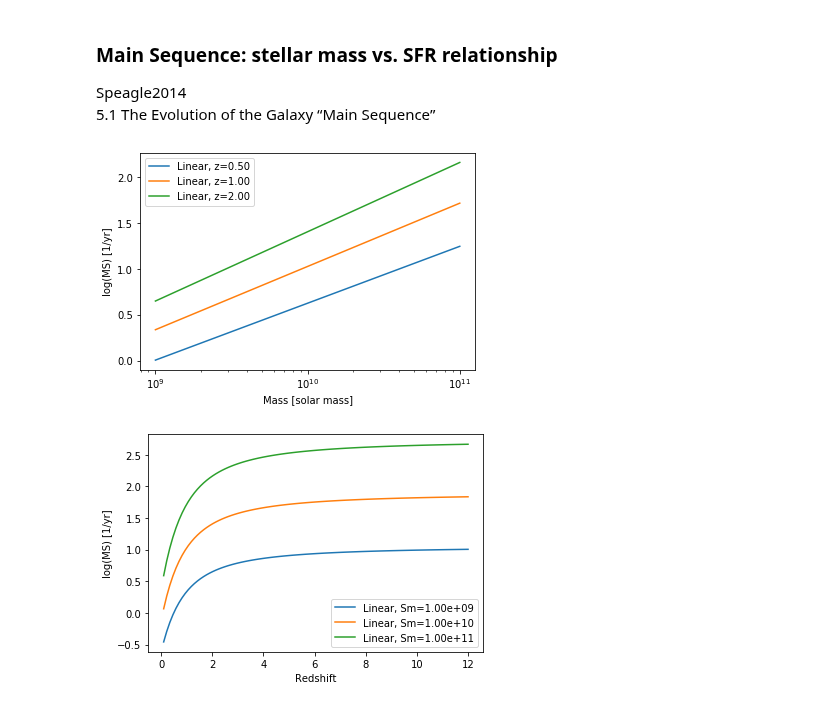
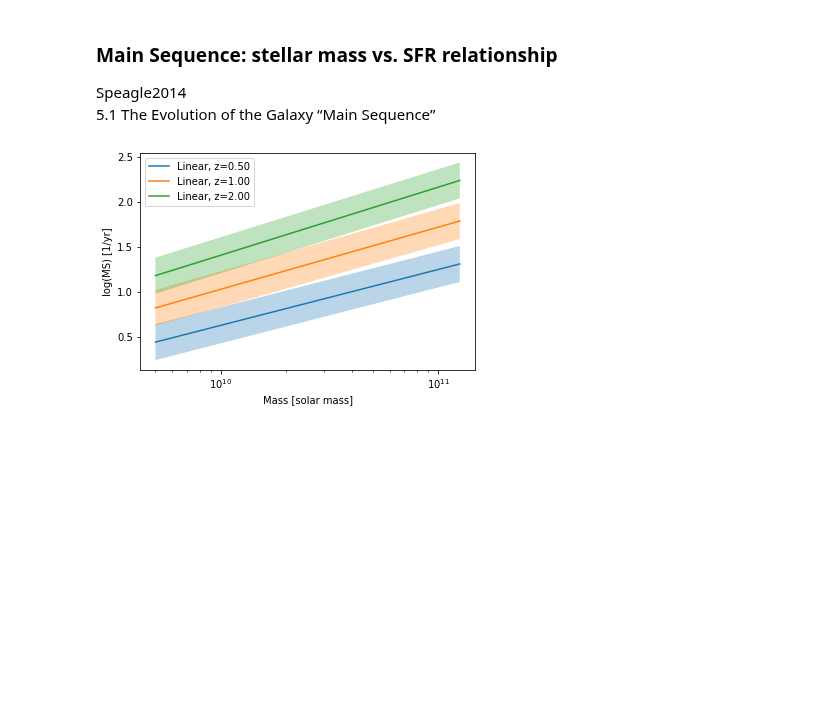
Before and after one commit to eklem1/GalaxySim, a Jupyter notebook: SFRs.ipynb, the cells around one changed output. Cells and saved outputs as stored; diff of their text form; code cells hidden in the pictures; blank space fills up the shorter version.

Commit message:
just cleaning up some plotting

```diff
--- a/SFRs.ipynb
+++ b/SFRs.ipynb
@@ -95,35 +90,49 @@ def phi(z, mass):
+# %%
+"""
+The interpublication scatter around this fit is σi = (0.08, 0.09, 0.11) dex, for the minimum, median, and maximum
+values within the fitted mass range logM∗ = 9.7 – 11.1, respectively. This encompasses a majority of the age of
+the Universe (z ∼ 0.25 – 2.75), and provides good fits to the observed SFRs all the way out z ∼ 5
+"""
+def phi(z, mass):
+    if z > 5:
+        print("Warning, redshift out of well fitting zone of this model.")
+
+    #     t: age of universe in Gyr
+    t = cosmo.age(z).value
+    return (0.84-0.026*t)*np.log10(mass) - (6.51-0.11*t) #Equ 28
 # %%
-Sm = np.linspace(10**9.0, 10**11.0)
+Sm = np.linspace(10**9.7, 10**11.1)
 
 for z in [0.5, 1, 2]:
     SFR = phi(z, Sm)
+    error = np.ones(len(SFR)) * 0.2 #the stated "true" scatter
 
     pl.semilogx(Sm, SFR, label="Linear, z=%.2f" %z)
+    pl.fill_between(Sm, SFR-error, SFR+error, alpha=0.3)
 
 pl.legend()
 pl.ylabel('log(MS) [1/yr]')
 pl.xlabel('Mass [solar mass]')
 # pl.title('')
 
 # pl.ylim(1e-25, 10)
 pl.show()
 
 z = np.linspace(.1, 4, 100)
 
 #but really here you need to evolve the stellar mass with time to get a proper function, as that will change
 
-for Sm in [10**9, 10**10, 10**11]:
-    SFR = phi(z, Sm)
+# for Sm in [10**9, 10**10, 10**11]:
+#     SFR = phi(z, Sm)
 
-    pl.plot(z, SFR, label="Linear, Sm=%.2e" %Sm)
+#     pl.plot(z, SFR, label="Linear, Sm=%.2e" %Sm)
 
-pl.legend()
-pl.ylabel('log(MS) [1/yr]')
-pl.xlabel('Redshift')
-# pl.title('')
+# pl.legend()
+# pl.ylabel('log(MS) [1/yr]')
+# pl.xlabel('Redshift')
+# # pl.title('')
 
-# pl.ylim(1e-25, 10)
-pl.show()
+# # pl.ylim(1e-25, 10)
+# pl.show()
 # %% [output]
-[figure, old version]
+[figure, new version]
-[figure, removed]
```
Also changed, not shown: parts of 2 cells of this notebook, 1 other file.
